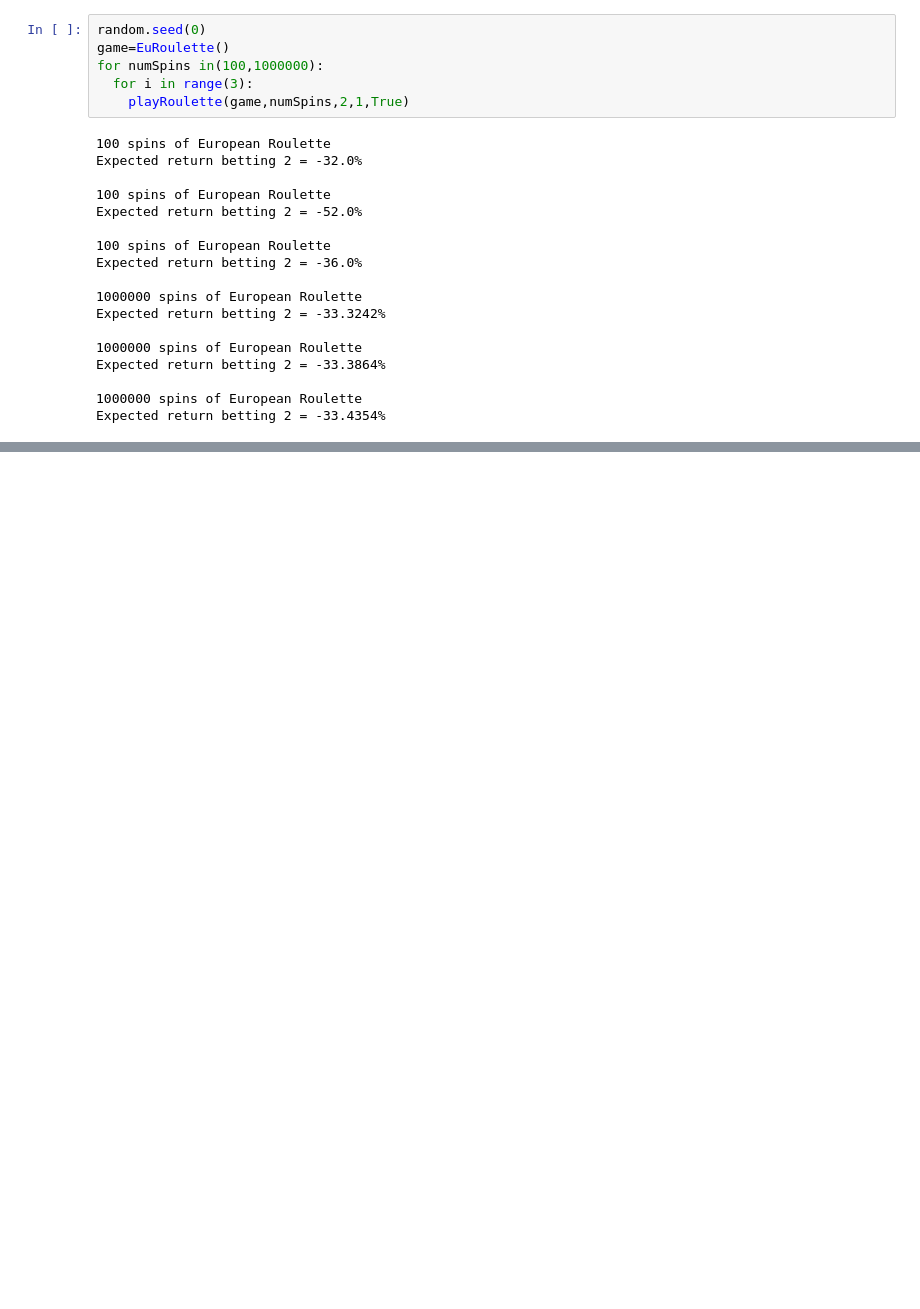
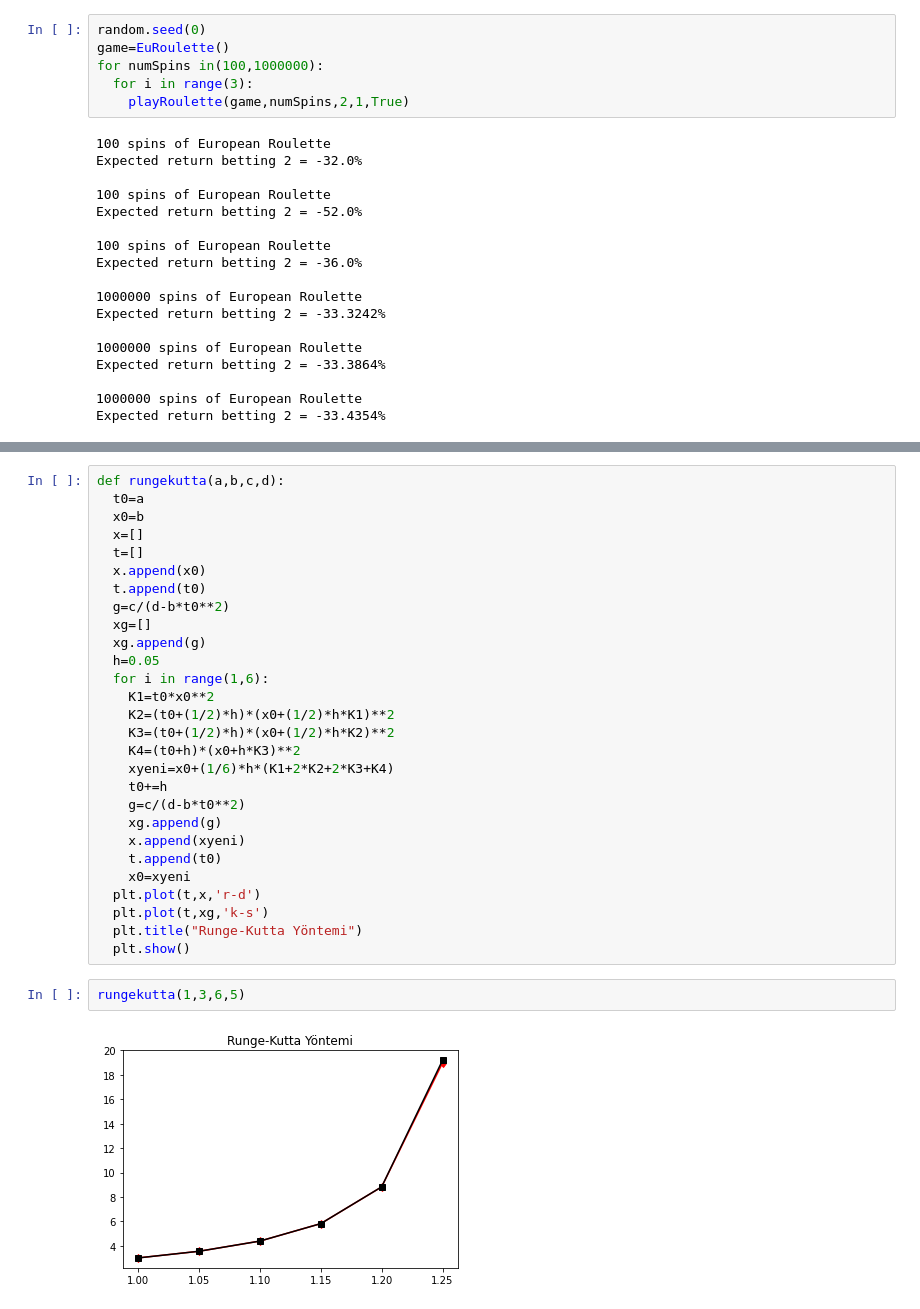
Before and after one commit to sametgumus212/Python, a Jupyter notebook: montecarlo.ipynb, the cells around one changed output, grey strips where cells are left out. Drawn from its saved outputs; the diff is of its cells as text; blank space fills up the shorter version.

```diff
--- a/montecarlo.ipynb
+++ b/montecarlo.ipynb
@@ -115,0 +266,32 @@ Expected return betting 2 = -33.4354%
+# %%
+def rungekutta(a,b,c,d):
+  t0=a
+  x0=b
+  x=[]
+  t=[]
+  x.append(x0)
+  t.append(t0)
+  g=c/(d-b*t0**2)
+  xg=[]
+  xg.append(g)
+  h=0.05
+  for i in range(1,6):
+    K1=t0*x0**2
+    K2=(t0+(1/2)*h)*(x0+(1/2)*h*K1)**2
+    K3=(t0+(1/2)*h)*(x0+(1/2)*h*K2)**2
+    K4=(t0+h)*(x0+h*K3)**2
+    xyeni=x0+(1/6)*h*(K1+2*K2+2*K3+K4)
+    t0+=h
+    g=c/(d-b*t0**2)
+    xg.append(g)
+    x.append(xyeni)
+    t.append(t0)
+    x0=xyeni
+  plt.plot(t,x,'r-d')
+  plt.plot(t,xg,'k-s')
+  plt.title("Runge-Kutta Yöntemi")
+  plt.show()
+# %%
+rungekutta(1,3,6,5)
+# %% [output]
+[figure, added]
```
Also changed, not shown: parts of 35 cells of this notebook.
